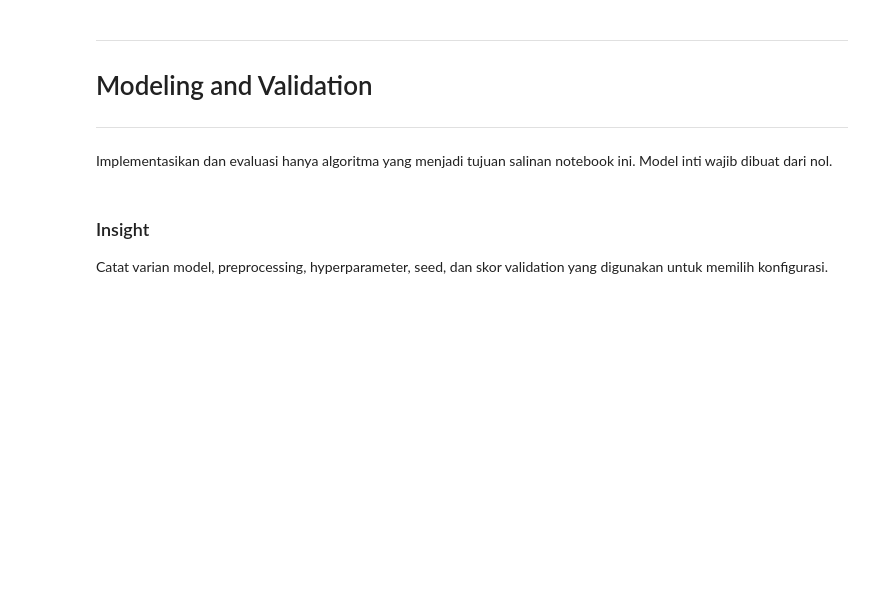
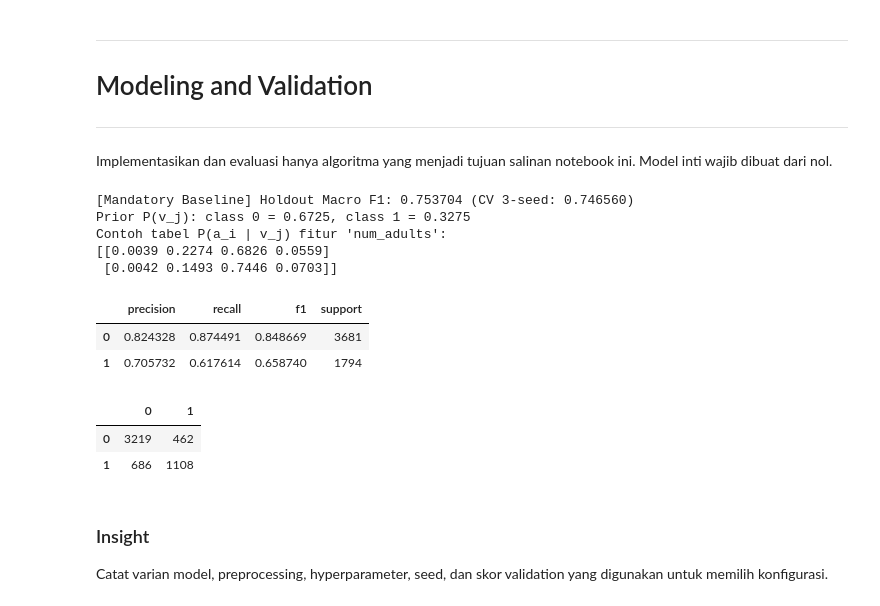
Before and after one commit to parkuskus/IF3170_G03_FiveAgents, a Jupyter notebook: notebooks/Naive_Bayes_Final-Pipeline.ipynb, the cells around one changed output. Drawn from its saved outputs; the diff is of its cells as text; code cells hidden in the pictures; blank space fills up the shorter version.

```diff
--- a/notebooks/Naive_Bayes_Final-Pipeline.ipynb
+++ b/notebooks/Naive_Bayes_Final-Pipeline.ipynb
@@ -330,18 +553,51 @@ Jangan fit ulang preprocessing pada validation. Bila tuning memakai cross-valida
 # %% [markdown]
 Implementasikan dan evaluasi hanya algoritma yang menjadi tujuan salinan notebook ini. Model inti wajib dibuat dari nol.
 # %%
-selected_config = {'variant': 'gaussian', 'variance_smoothing': 1e-9}
+selected_config = dict(PARAMS)
 
-def train_model(X, y, config):
-    """Train Naive Bayes from scratch and return the fitted model."""
-    raise NotImplementedError(
-        'Implement Gaussian Naive Bayes from scratch, including class priors and variance smoothing.'
-    )
+
+def train_model(X_raw_fit, y_fit, config, fitted_pipe=None):
+    """Train Naive Bayes / KDB from scratch on cleaned training rows."""
+    X_c, y_c, _ = clean_training_data(X_raw_fit, y_fit)
+    pipe = fitted_pipe or fit_preprocessor(X_c, y_c)
+    Z = pipe.transform(X_c)
+    return model_from_params(pipe, config).fit(Z, y_c)
 
 
 def predict_model(model, X):
     """Return one integer label 0 or 1 per input row."""
-    raise NotImplementedError('Connect this model branch prediction.')
+    return model.predict(X)
+
+
+# --- 7A. Mandatory Baseline (Sesuai Slide IF3170) ---
+# Kategorikal murni hasil diskritisasi (n_bins=20), Laplace smoothing +1 (alpha=1.0),
+# MAP murni (threshold=0.5), tanpa Gaussian dan tanpa feature_weights.
+pipe_base = StagePipeline(BASELINE_PREP, None, {'method': 'none'}).fit(X_train_clean, y_train_clean)
+assert len(pipe_base.numeric_indices) == 0, 'Mandatory baseline wajib kategorikal murni'
+model_base = model_from_params(pipe_base, BASELINE_PARAMS).fit(
+    pipe_base.transform(X_train_clean), y_train_clean
+)
+y_val_base = model_base.predict(pipe_base.transform(X_val_raw))
+macro_base = f1_score(y_val, y_val_base, labels=[0, 1], average='macro', zero_division=0)
+cm_base = confusion_matrix(y_val, y_val_base, labels=[0, 1])
+p_b, r_b, f_b, s_b = precision_recall_fscore_support(y_val, y_val_base, labels=[0, 1], zero_division=0)
+print(f'[Mandatory Baseline] Holdout Macro F1: {macro_base:.6f} (CV 3-seed: {BASELINE_CV_F1:.6f})')
+print(f'Prior P(v_j): class 0 = {model_base.class_prior_[0]:.4f}, class 1 = {model_base.class_prior_[1]:.4f}')
+print(f"Contoh tabel P(a_i | v_j) fitur '{pipe_base.pre_.feature_names_[0]}':\n{np.round(model_base.cat_probs_[0][:, :4], 4)}")
+display(pd.DataFrame({'precision': p_b, 'recall': r_b, 'f1': f_b, 'support': s_b}, index=[0, 1]))
+display(pd.DataFrame(cm_base, index=[0, 1], columns=[0, 1]))
+# %% [output]
+[Mandatory Baseline] Holdout Macro F1: 0.753704 (CV 3-seed: 0.746560)
+Prior P(v_j): class 0 = 0.6725, class 1 = 0.3275
+Contoh tabel P(a_i | v_j) fitur 'num_adults':
+[[0.0039 0.2274 0.6826 0.0559]
+ [0.0042 0.1493 0.7446 0.0703]]
+|  | precision | recall | f1 | support |
+| 0 | 0.824328 | 0.874491 | 0.848669 | 3681 |
+| 1 | 0.705732 | 0.617614 | 0.658740 | 1794 |
+|  | 0 | 1 |
+| 0 | 3219 | 462 |
+| 1 | 686 | 1108 |
 # %% [markdown]
 ### Insight
 
```
Also changed, not shown: parts of 17 cells of this notebook, 1 other file.
